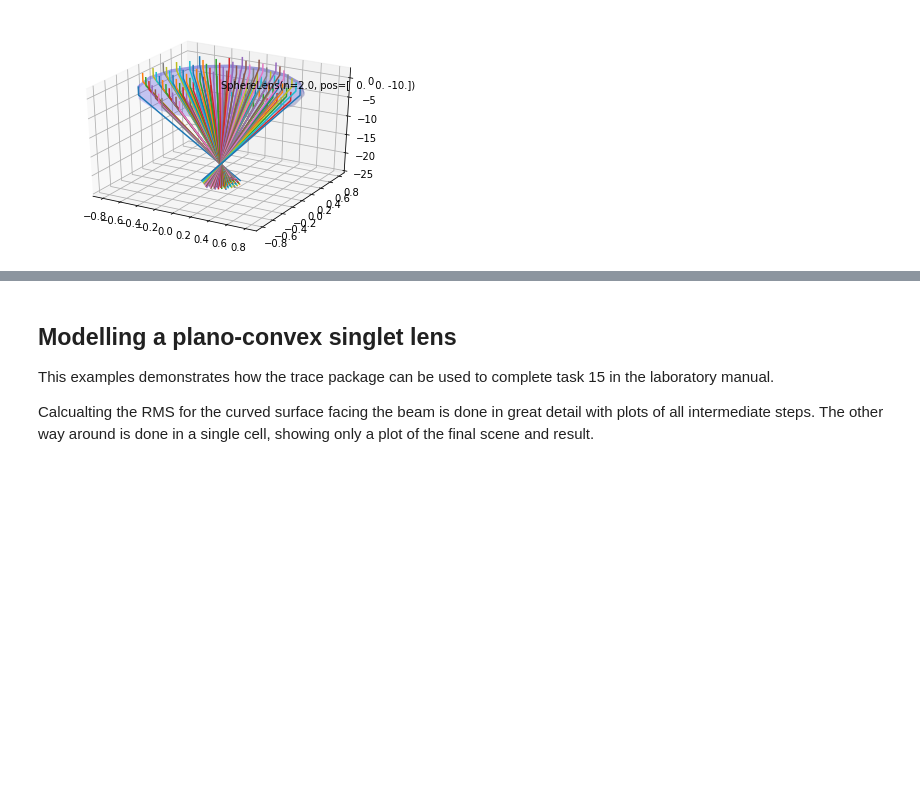
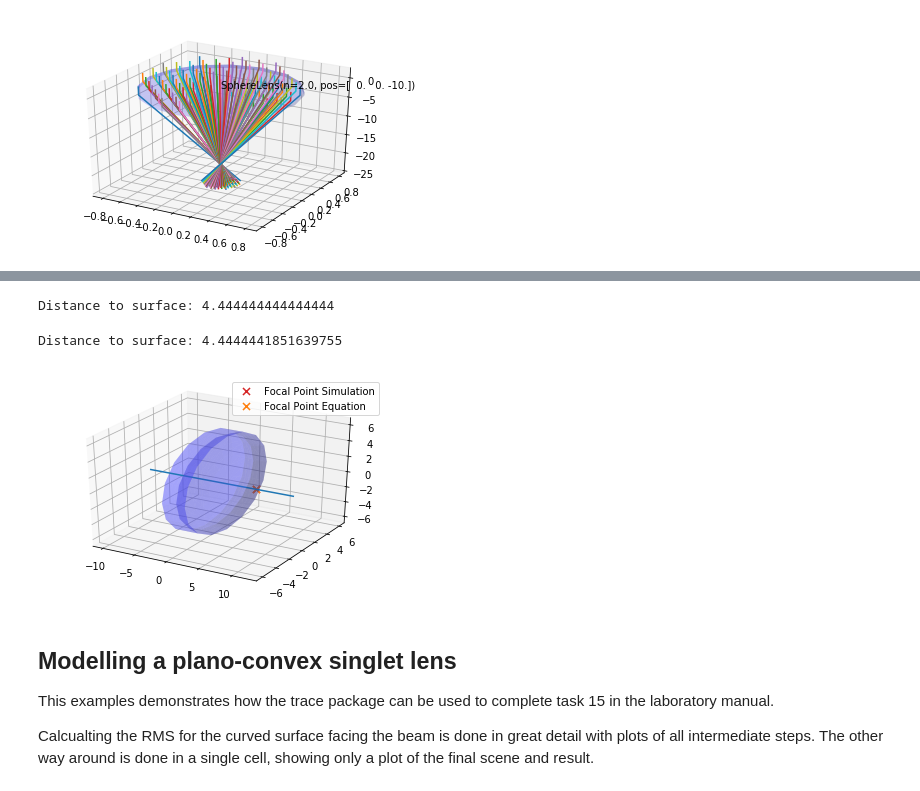
Before and after one commit to dyedgreen/labs-ray-tracing, a Jupyter notebook: demo_notebook.ipynb, the cells around one changed output, grey strips where cells are left out. Saved outputs shown, nothing was run; the diff lists cells and outputs as text; code cells hidden in the pictures; blank space fills up the shorter version.

Commit message:
Added lensmakers equation to demo

```diff
--- a/demo_notebook.ipynb
+++ b/demo_notebook.ipynb
@@ -44,3 +59,41 @@ plt.show()
+# %%
+# Calculate the folca length using the lensmake's equation
+
+N = 2
+R1 = 10
+R2 = -R1
+d = 4
+
+distance = 1 / (N-1) / (1/R1 - 1/R2 + (N-1)*d/N/R1/R2) * (1 - (N-1)*d/N/R1)
+print("Distance to surface: {}".format(distance))
+# %% [output]
+Distance to surface: 4.444444444444444
+# %%
+# Assemble the scene using trace and calculate
+# the distance to the surface
+
+scene = tr.Scene(n=1)
+lens_f = tr.SphereLens(1/R1, 6, 4, pos=tr.pos(-d/2,0,0), axis=tr.vec(-1,0,0), n=N)
+lens_b = tr.SphereLens(1/R2, 6, 0, pos=tr.pos(+d/2,0,0), axis=tr.vec(-1,0,0), n=1)
+ray = tr.Ray(tr.pos(-10, 0.001, 0.001), k=tr.vec(1,0,0))
+
+scene.add(lens_f, lens_b, ray)
+scene.trace()
+
+_, focal_pt = ray.intersect_axis(tr.pos(0,0,0), tr.vec(1,0,0))
+# The distance to the surface is the focal point - extend of lens in positive x
+print("Distance to surface: {}".format(focal_pt[0] - d/2))
+
+ax = tr.graphics.render_3d(scene, extend=10, labels=False).axes[0]
+ax.scatter(*focal_pt, label="Focal Point Simulation", marker="x", color="tab:red", s=50)
+ax.scatter(distance+d/2, 0, 0, label="Focal Point Equation", marker="x", color="tab:orange", s=50)
+
+
+ax.legend()
+plt.show()
+# %% [output]
+Distance to surface: 4.4444441851639755
+[figure, added]
 # %% [markdown]
 ## Modelling a plano-convex singlet lens
 
```
Also changed, not shown: parts of 2 cells of this notebook.
